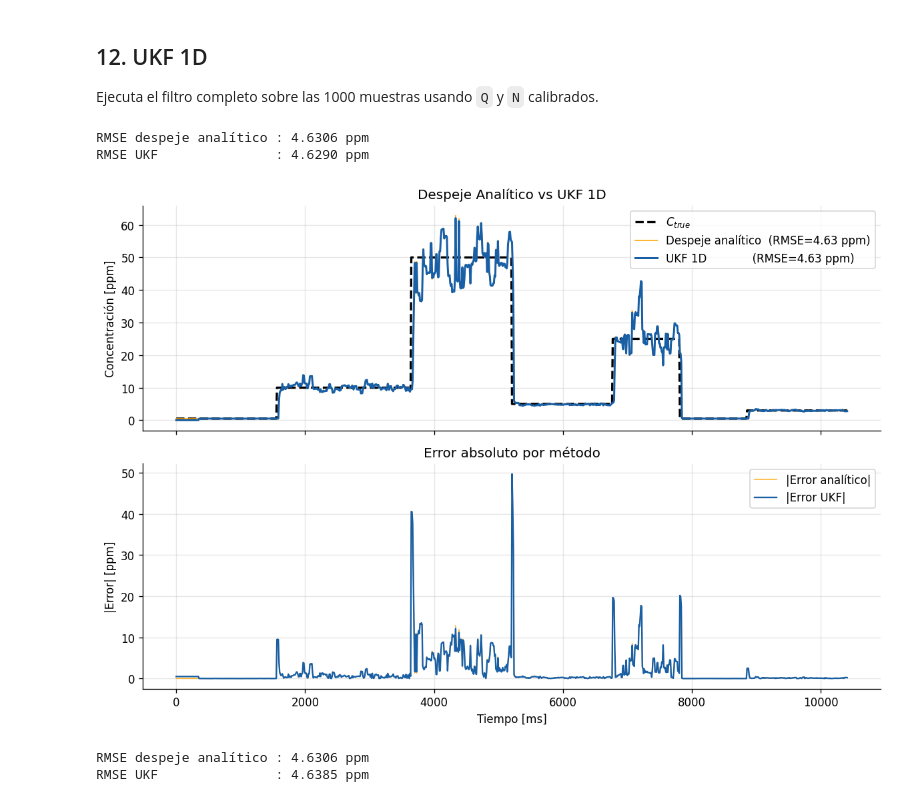
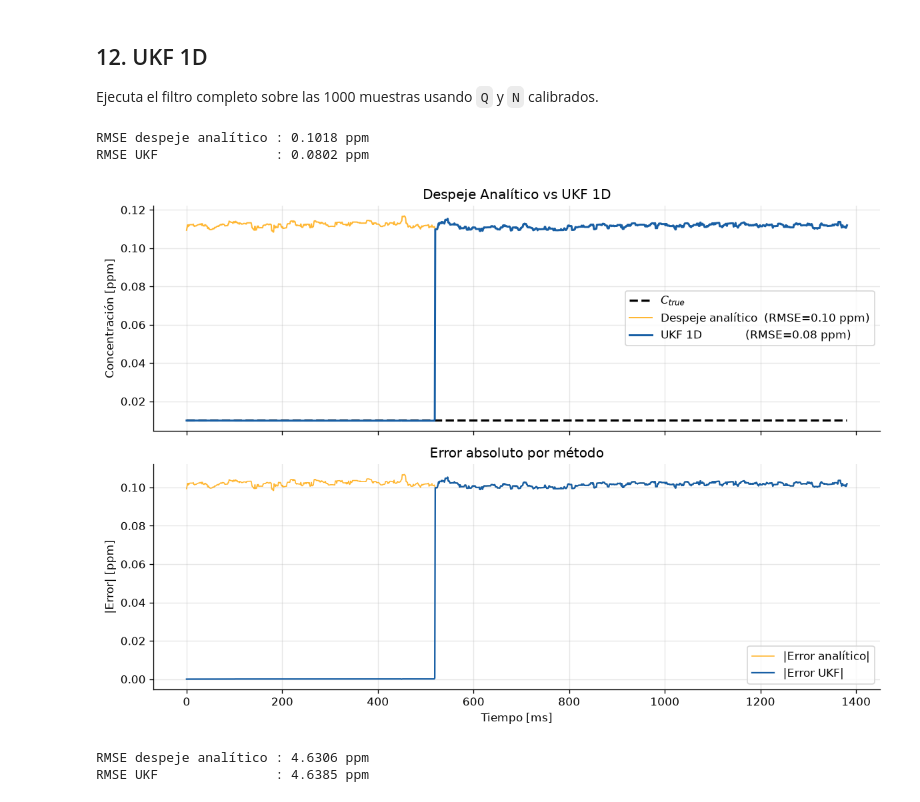
Before and after one commit to ViCClow/Tesis, a Jupyter notebook: src/Pruebas_UKF_MQ136/UKF_Simulation_v2.ipynb, the cells around one changed output. Saved outputs shown, nothing was run; the diff lists cells and outputs as text; code cells hidden in the pictures.

```diff
--- a/src/Pruebas_UKF_MQ136/UKF_Simulation_v2.ipynb
+++ b/src/Pruebas_UKF_MQ136/UKF_Simulation_v2.ipynb
@@ -98,8 +155,13 @@ def despeje_analitico(Rs_arr, T_K_arr, RH_arr):
     Nota: el paréntesis sobre la división completa es crítico; sin él Python
     aplica la potencia solo al denominador.
     """
+
+    # Se aplica el límite de seguridad a Rs para evitar divisiones por cero
+    # o potencias negativas inestables si el ruido empuja Rs demasiado cerca de 0
+    Rs_safe = np.maximum(Rs_arr, 1e-5)
+
     factor_TH = K_base * np.exp(Ea / (kB * T_K_arr)) * (1 + Kw * RH_arr)**(-gamma)
-    return (Rs_arr / factor_TH)**(-1.0 / n)
+    return (Rs_safe / factor_TH)**(-1.0 / n)
 
 
 def filtro_mediana(Rs_arr, ventana):
@@ -179,7 +241,7 @@ def correr_ukf(R_k_arr, T_K_arr, RH_arr, Q_val, N_val,
 
         if P_est < 0:
             print(f"k={k}: P_est negativo ({P_est:.6f}), Q={Q_val}")
-            break
+            P_est = 1e-6
 
         C_ukf[k]   = np.exp(x_est)  # convertir de vuelta a ppm
         y_tilde[k] = innov           # adimensional, debe tender a 0
@@ -278,3 +271,5 @@ Invierte el modelo fenomenológico sobre `R_k` para obtener `C_raw` — el basel
 # %%
-# Despeje analítico sobre la señal filtrada (R_k)
-C_raw = despeje_analitico(R_k, T_k, RH)
+# Despeje analítico sobre la señal filtrada (Rk)
+C_raw = despeje_analitico(Rk, Tk, RHk)
+
+print(C_raw)
@@ -287,10 +277,0 @@ que pide el documento (sección 2.1).
-# %%
-# Máscara del tramo sin gas (nivel base, antes del primer escalón)
-mask_limpio = (C <= 0.5 + 1e-6)
-
-# N en log-space: Var(log(R_s) - log(R_ideal)) en el tramo de aire limpio
-# Resultado adimensional ~1e-3, compatible con el estado x = log(C)
-N = np.var(np.log(R_s[mask_limpio]) - np.log(R_ideal[mask_limpio]))
-
-print(f"Muestras de 'aire limpio' usadas: {mask_limpio.sum()} de {len(C)}")
-print(f"N (varianza log-space)           = {N:.6f}  (adimensional)")
@@ -344,4 +322,7 @@ Q = 10.00000  →  RMSE = 20.0143 ppm
 
 Q óptimo seleccionado: 0.1
 [figure]
+# %%
+# Para efectos de este set de datos reducido vamos a definir Q = 1e-6
+Q = 0.1
 # %% [markdown]
@@ -390,38 +371,39 @@ Pesos (ec. 37-39):
 
 Ejecuta el filtro completo sobre las 1000 muestras usando `Q` y `N` calibrados.
 # %%
-C_ukf, y_tilde = correr_ukf(R_k, T_k, RH, Q, N, alpha=alpha, beta=beta)
+C_ukf, y_tilde = correr_ukf(Rk, Tk, RHk, Q, N, alpha=alpha, beta=beta)
+C_target = np.full(len(Rk), 0.01)
 
-rmse_raw = np.sqrt(np.mean((C_raw - C)**2))
-rmse_ukf = np.sqrt(np.mean((C_ukf - C)**2))
+rmse_raw = np.sqrt(np.mean((C_raw - C_target)**2))
+rmse_ukf = np.sqrt(np.mean((C_ukf - C_target)**2))
 print(f"RMSE despeje analítico : {rmse_raw:.4f} ppm")
 print(f"RMSE UKF               : {rmse_ukf:.4f} ppm")
 
 # ── Comparativa: despeje analítico vs UKF ────────────────────────────────────
 fig, axes = plt.subplots(2, 1, figsize=(10, 7), sharex=True)
 
 # Panel superior: señales completas
-axes[0].plot(t, C,       color='black',   linewidth=2,   linestyle='--', label='$C_{true}$')
+axes[0].plot(t, C_target,       color='black',   linewidth=2,   linestyle='--', label='$C_{true}$')
 axes[0].plot(t, C_raw,   color='orange',  linewidth=1.2, alpha=0.8,      label=f'Despeje analítico  (RMSE={rmse_raw:.2f} ppm)')
 axes[0].plot(t, C_ukf,   color='#185FA5', linewidth=1.8,                  label=f'UKF 1D             (RMSE={rmse_ukf:.2f} ppm)')
 axes[0].set_ylabel('Concentración [ppm]')
 axes[0].set_title('Despeje Analítico vs UKF 1D')
 axes[0].legend()
 
 # Panel inferior: error absoluto de cada método
-axes[1].plot(t, np.abs(C_raw - C), color='orange',  linewidth=1.0, alpha=0.8, label='|Error analítico|')
-axes[1].plot(t, np.abs(C_ukf - C), color='#185FA5', linewidth=1.4,             label='|Error UKF|')
+axes[1].plot(t, np.abs(C_raw - C_target), color='orange',  linewidth=1.0, alpha=0.8, label='|Error analítico|')
+axes[1].plot(t, np.abs(C_ukf - C_target), color='#185FA5', linewidth=1.4,             label='|Error UKF|')
 axes[1].set_ylabel('|Error| [ppm]')
 axes[1].set_xlabel('Tiempo [ms]')
 axes[1].set_title('Error absoluto por método')
 axes[1].legend()
 
 plt.tight_layout()
 plt.show()
 # %% [output]
-RMSE despeje analítico : 4.6306 ppm
-RMSE UKF               : 4.6290 ppm
+RMSE despeje analítico : 0.1018 ppm
+RMSE UKF               : 0.0802 ppm
-[figure, old version]
+[figure, new version]
 # %%
 C_ukf2, y_tilde2 = correr_ukf(R_k, T_k, RH, 0.01, N, alpha=alpha, beta=beta)
 
```
Also changed, not shown: parts of 17 cells of this notebook, 3 other files.
